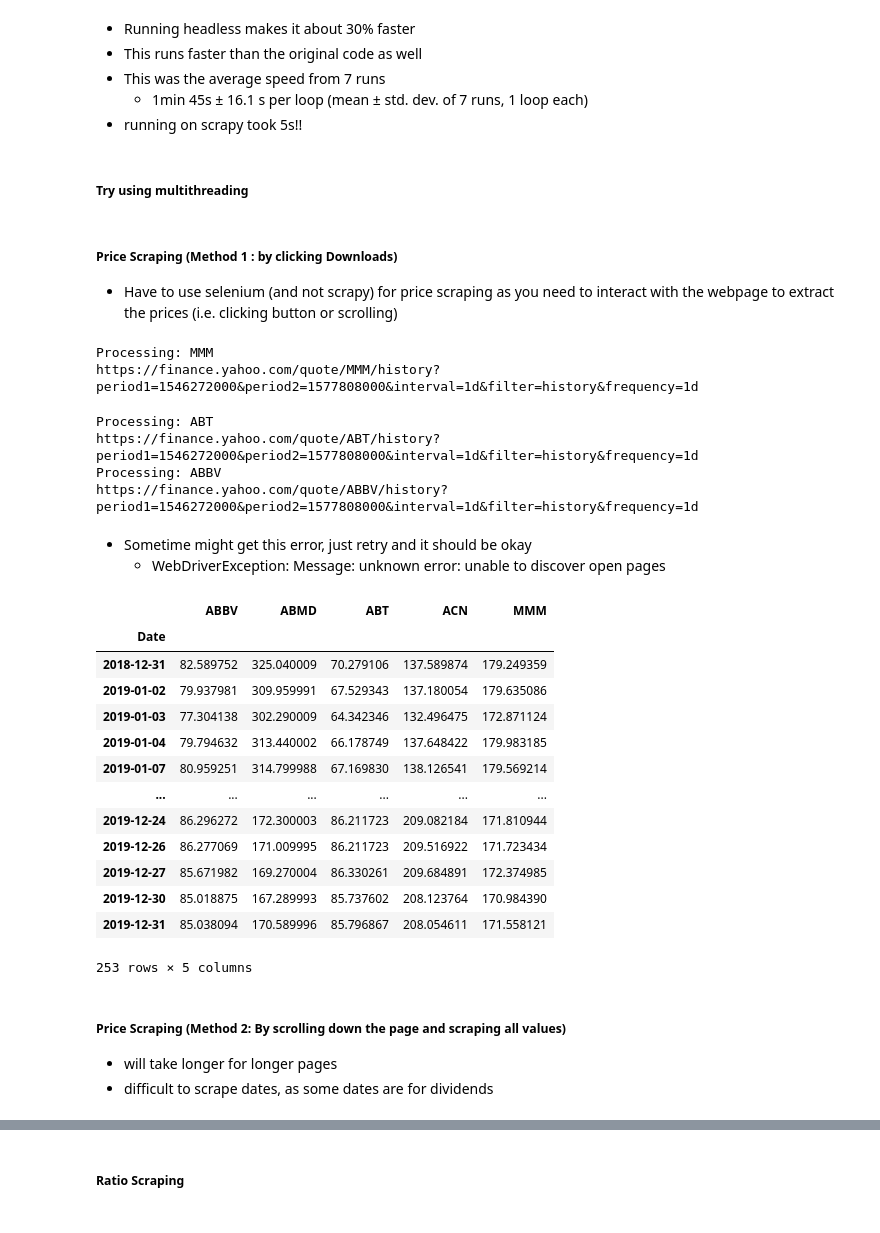
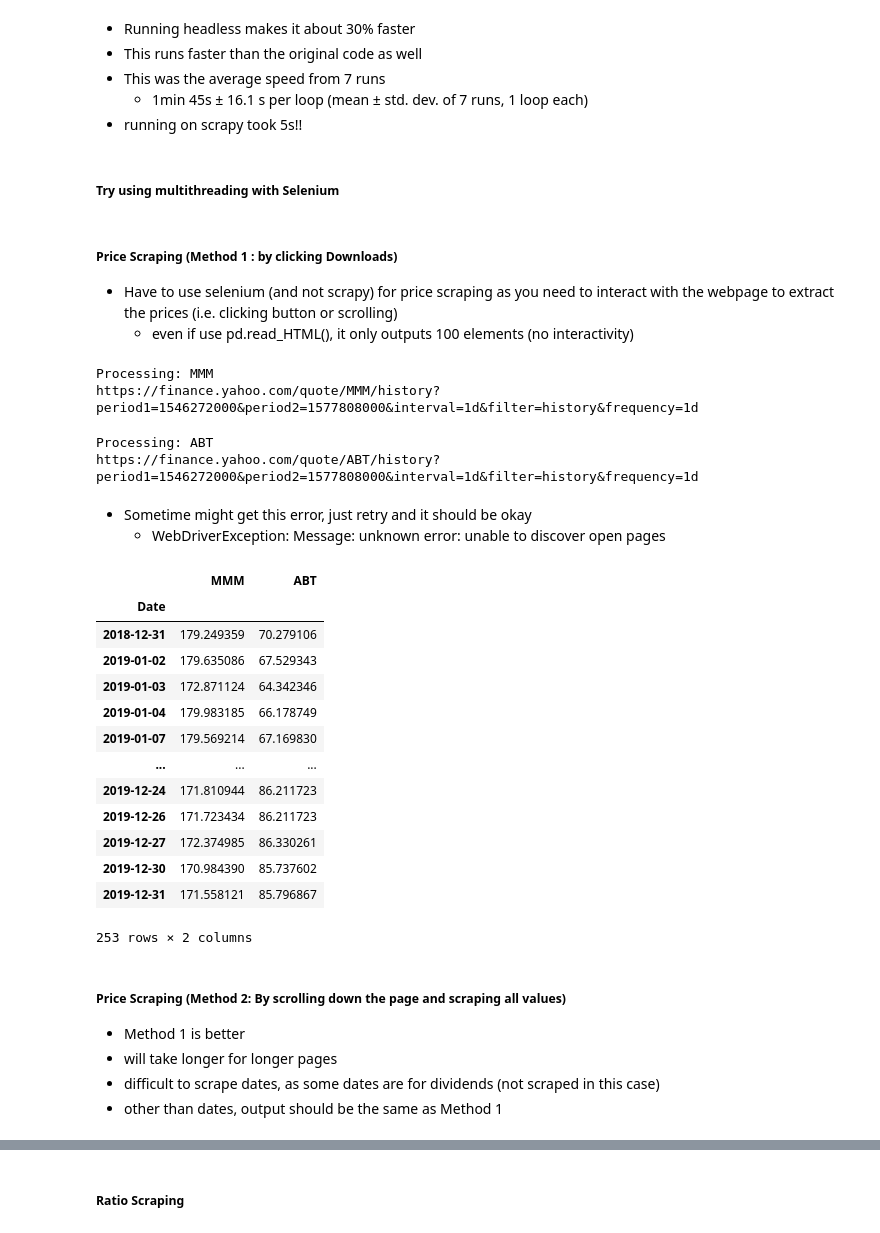
Before and after one commit to Sivalavida/Text-based-Industry-Classification, a Jupyter notebook: Scraper script.ipynb, the cells around one changed output, grey strips where cells are left out. Saved outputs shown, nothing was run; the diff lists cells and outputs as text; code cells hidden in the pictures.

Commit message:
scraper code cleaned

```diff
--- a/Scraper script.ipynb
+++ b/Scraper script.ipynb
@@ -46,18 +53,6 @@ def get_sp500_tickers():
     return tickers
 '''
 pass
-# %%
-resp = requests.get('http://en.wikipedia.org/wiki/List_of_S%26P_500_companies')
-soup = bs.BeautifulSoup(resp.text, 'lxml')
-table = soup.find('table', {'class': 'wikitable sortable'})
-tickers = []
-for row in table.findAll('tr')[1:]:
-    ticker = row.findAll('td')[0].text
-    if ticker[-1:]=='\n':
-        ticker=ticker[:-1]
-    ticker=ticker.replace('.','')
-    tickers.append(ticker)
-return tickers
 # %% [markdown]
 ### Russell 3000
 
@@ -111,7 +147,7 @@ from selenium.webdriver.common.by import By
 # %%
 # %%time
 ticker_list = snp_ticker_df.Symbol.head(2)
-ticker_desc = pd.DataFrame(columns = ['Ticker', 'Description', 'Sector', 'Industry'])
+ticker_desc_df = pd.DataFrame(columns = ['Ticker', 'Description', 'Sector', 'Industry'])
 
 options = webdriver.ChromeOptions()
 options.add_argument('--ignore-certificate-errors')
@@ -131,9 +167,9 @@ for ticker in tqdm(ticker_list):
     sector = driver.find_elements_by_xpath('//*[@id="Col1-0-Profile-Proxy"]/section/div[1]/div/div/p[2]/span[2]')[0].text
     industry = driver.find_elements_by_xpath('//*[@id="Col1-0-Profile-Proxy"]/section/div[1]/div/div/p[2]/span[4]')[0].text
 
-    ticker_desc.loc[len(ticker_desc)] = [ticker, desc, sector, industry]
+    ticker_desc_df.loc[len(ticker_desc_df)] = [ticker, desc, sector, industry]
     driver.close() #need?
-display(ticker_desc)
+display(ticker_desc_df)
 # %% [output]
 https://finance.yahoo.com/quote/MMM/profile?p=MMM
 https://finance.yahoo.com/quote/ABT/profile?p=ABT
@@ -147,5 +185,5 @@ https://finance.yahoo.com/quote/ABT/profile?p=ABT
     - 1min 45s ± 16.1 s per loop (mean ± std. dev. of 7 runs, 1 loop each)
 - running on scrapy took 5s!!
 # %% [markdown]
-##### Try using multithreading
+##### Try using multithreading with Selenium
 # %%
@@ -166,8 +206,9 @@ display(ticker_desc_df)
 ##### Price Scraping (Method 1 : by clicking Downloads)
 
 - Have to use selenium (and not scrapy) for price scraping as you need to interact with the webpage to extract the prices (i.e. clicking button or scrolling)
+    - even if use pd.read_HTML(), it only outputs 100 elements (no interactivity)
 # %%
-ticker_list = snp_ticker_df.Symbol.head(3)
+ticker_list = snp_ticker_df.Symbol.head(2)
 DOWNLOAD_FOLDER = os.getcwd() + os.path.sep + 'data_out\\price_csv_files\\'
 
 date1 = datetime.strptime('20190101', "%Y%m%d")
@@ -214,37 +255,35 @@ Processing: MMM
 https://finance.yahoo.com/quote/MMM/history?period1=1546272000&period2=1577808000&interval=1d&filter=history&frequency=1d
 Processing: ABT
 https://finance.yahoo.com/quote/ABT/history?period1=1546272000&period2=1577808000&interval=1d&filter=history&frequency=1d
-Processing: ABBV
-https://finance.yahoo.com/quote/ABBV/history?period1=1546272000&period2=1577808000&interval=1d&filter=history&frequency=1d
 # %% [markdown]
 - Sometime might get this error, just retry and it should be okay
     - WebDriverException: Message: unknown error: unable to discover open pages
 # %%
 # Concat all dfs to form list of all prices
 list_of_dfs = []
 for filename in os.listdir(DOWNLOAD_FOLDER):
     df = pd.read_csv(DOWNLOAD_FOLDER + filename, index_col=0)[['Adj Close']]
     ticker = filename.split('.')[0]
     df.rename({'Adj Close':ticker}, axis=1, inplace=True)
     list_of_dfs.append(df)
-all_prices_df = pd.concat(list_of_dfs, axis=1)[ticker_list]
-all_prices_df.to_csv('data_out/all_prices_df.csv')
-all_prices_df
+ticker_price_df = pd.concat(list_of_dfs, axis=1)[ticker_list]
+ticker_price_df.to_csv('data_out/ticker_price_df.csv')
+ticker_price_df
 # %% [output]
-|  | ABBV | ABMD | ABT | ACN | MMM |
-| Date |  |  |  |  |  |
-| 2018-12-31 | 82.589752 | 325.040009 | 70.279106 | 137.589874 | 179.249359 |
-| 2019-01-02 | 79.937981 | 309.959991 | 67.529343 | 137.180054 | 179.635086 |
-| 2019-01-03 | 77.304138 | 302.290009 | 64.342346 | 132.496475 | 172.871124 |
-| 2019-01-04 | 79.794632 | 313.440002 | 66.178749 | 137.648422 | 179.983185 |
-| 2019-01-07 | 80.959251 | 314.799988 | 67.169830 | 138.126541 | 179.569214 |
-| ... | ... | ... | ... | ... | ... |
-| 2019-12-24 | 86.296272 | 172.300003 | 86.211723 | 209.082184 | 171.810944 |
-| 2019-12-26 | 86.277069 | 171.009995 | 86.211723 | 209.516922 | 171.723434 |
-| 2019-12-27 | 85.671982 | 169.270004 | 86.330261 | 209.684891 | 172.374985 |
-| 2019-12-30 | 85.018875 | 167.289993 | 85.737602 | 208.123764 | 170.984390 |
-| 2019-12-31 | 85.038094 | 170.589996 | 85.796867 | 208.054611 | 171.558121 |
+|  | MMM | ABT |
+| Date |  |  |
+| 2018-12-31 | 179.249359 | 70.279106 |
+| 2019-01-02 | 179.635086 | 67.529343 |
+| 2019-01-03 | 172.871124 | 64.342346 |
+| 2019-01-04 | 179.983185 | 66.178749 |
+| 2019-01-07 | 179.569214 | 67.169830 |
+| ... | ... | ... |
+| 2019-12-24 | 171.810944 | 86.211723 |
+| 2019-12-26 | 171.723434 | 86.211723 |
+| 2019-12-27 | 172.374985 | 86.330261 |
+| 2019-12-30 | 170.984390 | 85.737602 |
+| 2019-12-31 | 171.558121 | 85.796867 |
-253 rows × 5 columns
+253 rows × 2 columns
 # %%
 # To remove all downloaded files (optional)
 for filename in os.listdir(DOWNLOAD_FOLDER):
@@ -252,6 +291,8 @@ for filename in os.listdir(DOWNLOAD_FOLDER):
 # %% [markdown]
 ##### Price Scraping (Method 2: By scrolling down the page and scraping all values)
 
+- Method 1 is better
 - will take longer for longer pages
-- difficult to scrape dates, as some dates are for dividends
+- difficult to scrape dates, as some dates are for dividends (not scraped in this case)
+- other than dates, output should be the same as Method 1
 # %%
```
Also changed, not shown: parts of 36 cells of this notebook, 1 other file.
